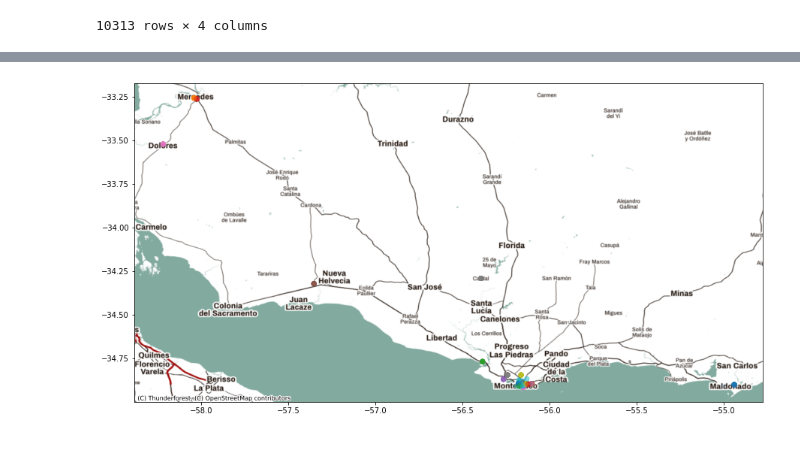
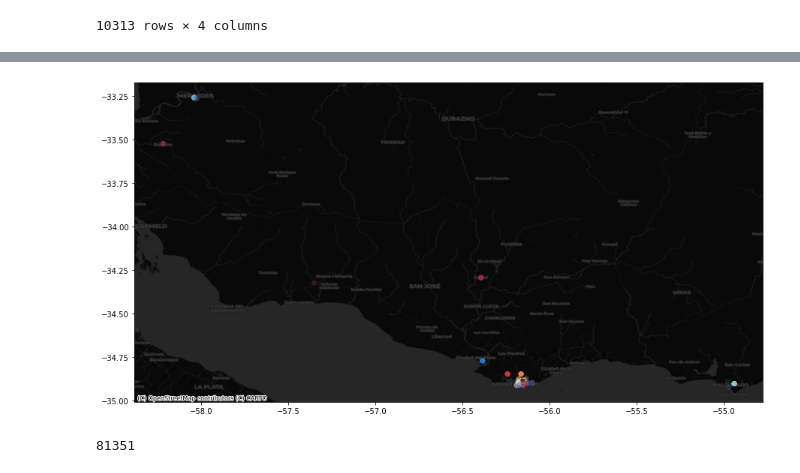
Before and after one commit to francodegio/GranData, a Jupyter notebook: Notebooks/0_exploratory_data_analysis.ipynb, the cells around one changed output, grey strips where cells are left out. Cells and saved outputs as stored; diff of their text form; code cells hidden in the pictures.

Commit message:
add some visualizations

```diff
--- a/Notebooks/0_exploratory_data_analysis.ipynb
+++ b/Notebooks/0_exploratory_data_analysis.ipynb
@@ -121,7 +103,7 @@ full_df.crs = "EPSG:4326"
 # %%
 plot = full_df.loc[full_df['id'].isin(full_df['id'].value_counts().index[:20])
                   ].sample(1_000)\
-                   .plot(figsize=(15,10), alpha=0.1, column='id')
-ctx.add_basemap(plot, source=ctx.providers.Thunderforest.MobileAtlas, crs=full_df.crs)
+                   .plot(figsize=(15,10), alpha=0.1, column='id', cmap='icefire')
+ctx.add_basemap(plot, source=ctx.providers.CartoDB.DarkMatter, crs=full_df.crs)
 # %% [output]
-[figure, old version]
+[figure, new version]
@@ -127,0 +112,5 @@ ctx.add_basemap(plot, source=ctx.providers.Thunderforest.MobileAtlas, crs=full_d
+# %%
+a = df['timestamp'].iloc[0]
+a.hour * 3600 + a.minute * 60 + a.second
+# %% [output]
+81351
```
Also changed, not shown: parts of 15 cells of this notebook.
